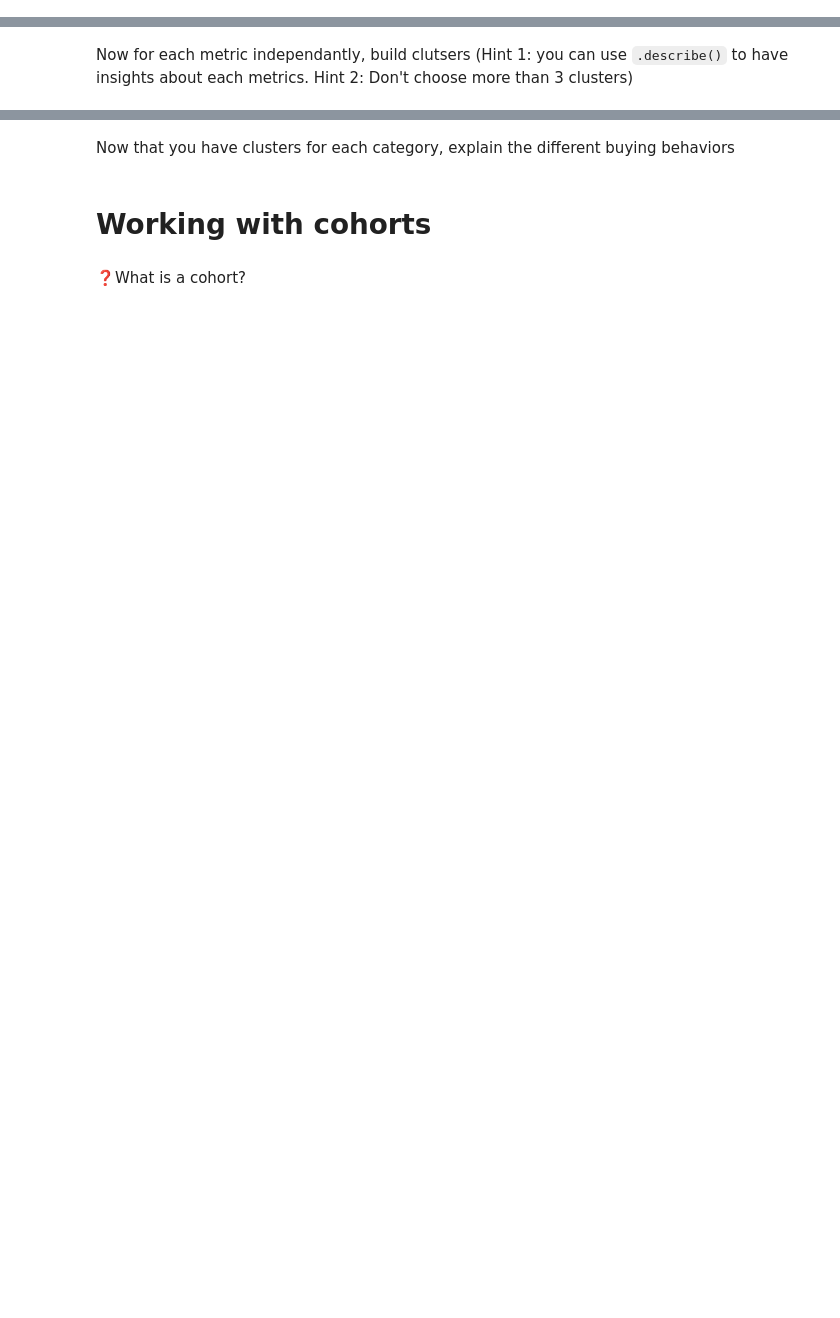
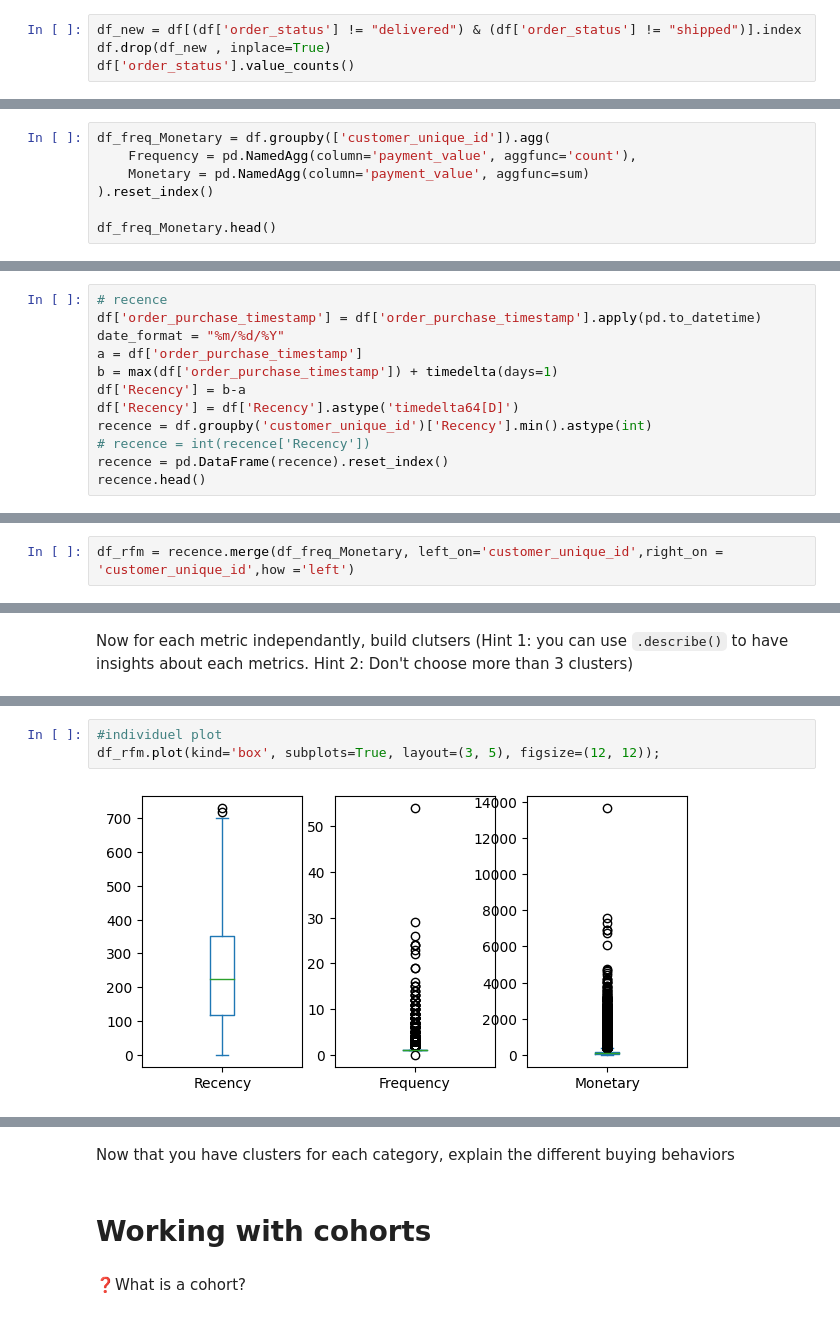
Before and after one commit to kamelbenabdelkader/rfm_clustering_arturo, a Jupyter notebook: notebook/01_RFM_ecommerce_kamel.ipynb, the cells around one changed output, grey strips where cells are left out. Drawn from its saved outputs; the diff is of its cells as text; blank space fills up the shorter version.

```diff
--- a/notebook/01_RFM_ecommerce_kamel.ipynb
+++ b/notebook/01_RFM_ecommerce_kamel.ipynb
@@ -205,0 +341,4 @@ I would removed all the order_status, except delivered and shipped status. These
+# %%
+df_new = df[(df['order_status'] != "delivered") & (df['order_status'] != "shipped")].index
+df.drop(df_new , inplace=True)
+df['order_status'].value_counts()
@@ -212,2 +381,9 @@ I would removed all the order_status, except delivered and shipped status. These
 # %% [markdown]
 Group the data. (Hint: you can carry out the grouping one by one and then merge, or even better use the .agg method and get a robust grouping in one line of code)
+# %%
+df_freq_Monetary = df.groupby(['customer_unique_id']).agg(
+    Frequency = pd.NamedAgg(column='payment_value', aggfunc='count'),
+    Monetary = pd.NamedAgg(column='payment_value', aggfunc=sum)
+).reset_index()
+
+df_freq_Monetary.head()
@@ -227,0 +449,12 @@ Create a feature calculating the difference between `the most recent purchased +
+# %%
+# recence
+df['order_purchase_timestamp'] = df['order_purchase_timestamp'].apply(pd.to_datetime)
+date_format = "%m/%d/%Y"
+a = df['order_purchase_timestamp']
+b = max(df['order_purchase_timestamp']) + timedelta(days=1)
+df['Recency'] = b-a
+df['Recency'] = df['Recency'].astype('timedelta64[D]')
+recence = df.groupby('customer_unique_id')['Recency'].min().astype(int)
+# recence = int(recence['Recency'])
+recence = pd.DataFrame(recence).reset_index()
+recence.head()
@@ -228,2 +468,4 @@ Create a feature calculating the difference between `the most recent purchased +
+# %%
+df_rfm = recence.merge(df_freq_Monetary, left_on='customer_unique_id',right_on = 'customer_unique_id',how ='left')
 # %% [markdown]
 Now that you have created a new dataset with the right columns, explore it to understand what you created.
@@ -233,0 +503,5 @@ Now for each metric independantly, build clutsers (Hint 1: you can use `.describ
+# %%
+#individuel plot
+df_rfm.plot(kind='box', subplots=True, layout=(3, 5), figsize=(12, 12));
+# %% [output]
+[figure, added]
```
Also changed, not shown: parts of 98 cells of this notebook, 29 other files.
